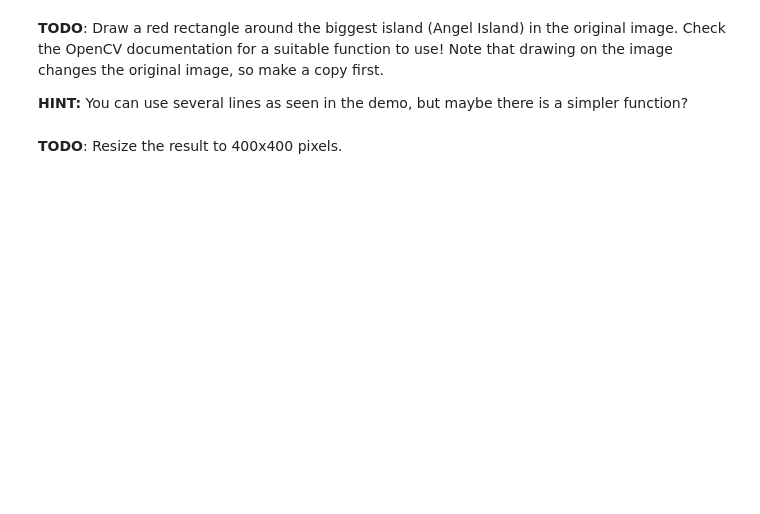
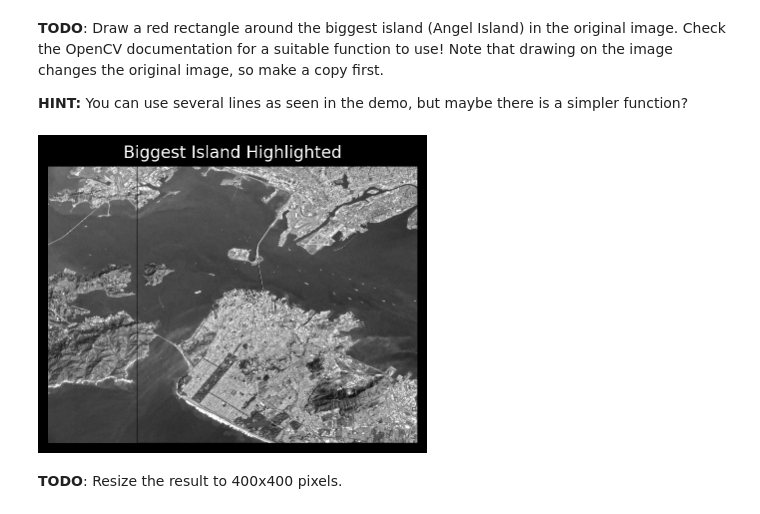
Before and after one commit to hai5rt/MMA-Mustererkennung, a Jupyter notebook: 1 Einführung Mustererkennung/Exercise_Image_Manipulation__starter.ipynb, the cells around one changed output. Saved outputs shown, nothing was run; the diff lists cells and outputs as text; code cells hidden in the pictures; blank space fills up the shorter version.

```diff
--- a/1 Einführung Mustererkennung/Exercise_Image_Manipulation__starter.ipynb
+++ b/1 Einführung Mustererkennung/Exercise_Image_Manipulation__starter.ipynb
@@ -69,3 +104,34 @@ plt.imshow(cutout_gray, cmap='gray')
+# %%
+# YOUR CODE GOES HERE
+
+# convert original image to grayscale
+img_rectangle_island = cv2.cvtColor(img_RGB, cv2.COLOR_BGR2GRAY).copy()
+
+# Apply thresholding to segment the island
+_, thresh = cv2.threshold(img_rectangle_island, 128, 255, cv2.THRESH_BINARY)
+
+# Find contours
+contours, _ = cv2.findContours(thresh, cv2.RETR_EXTERNAL, cv2.CHAIN_APPROX_SIMPLE)
+
+# Find the largest contour (biggest island)
+largest_contour = max(contours, key=cv2.contourArea)
+
+# Get bounding box
+x, y, w, h = cv2.boundingRect(largest_contour)
+
+# Draw a red rectangle around the biggest island
+cv2.rectangle(img_rectangle_island, (x, y), (x + w, y + h), (0, 0, 255), 3)
+
+# Convert BGR to RGB for correct Matplotlib display
+img_rgb = cv2.cvtColor(img_rectangle_island, cv2.COLOR_BGR2RGB)
+
+# Show the image
+plt.imshow(img_rgb)
+plt.axis("off")
+plt.title("Biggest Island Highlighted")
+plt.show()
+# %% [output]
+[figure, added]
 # %% [markdown]
 **TODO**: Resize the result to 400x400 pixels.
 # %%
```
Also changed, not shown: parts of 10 cells of this notebook, 12 other files.
